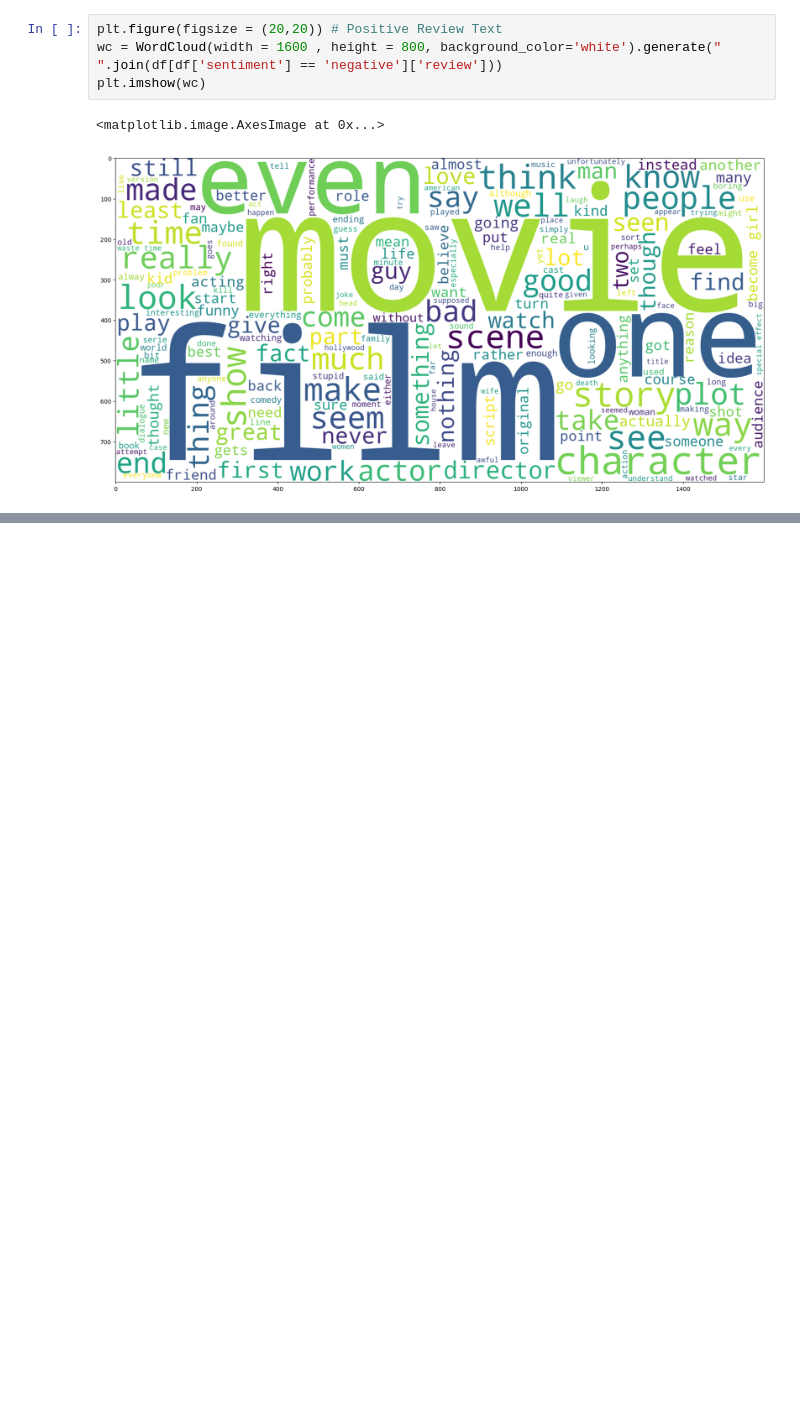
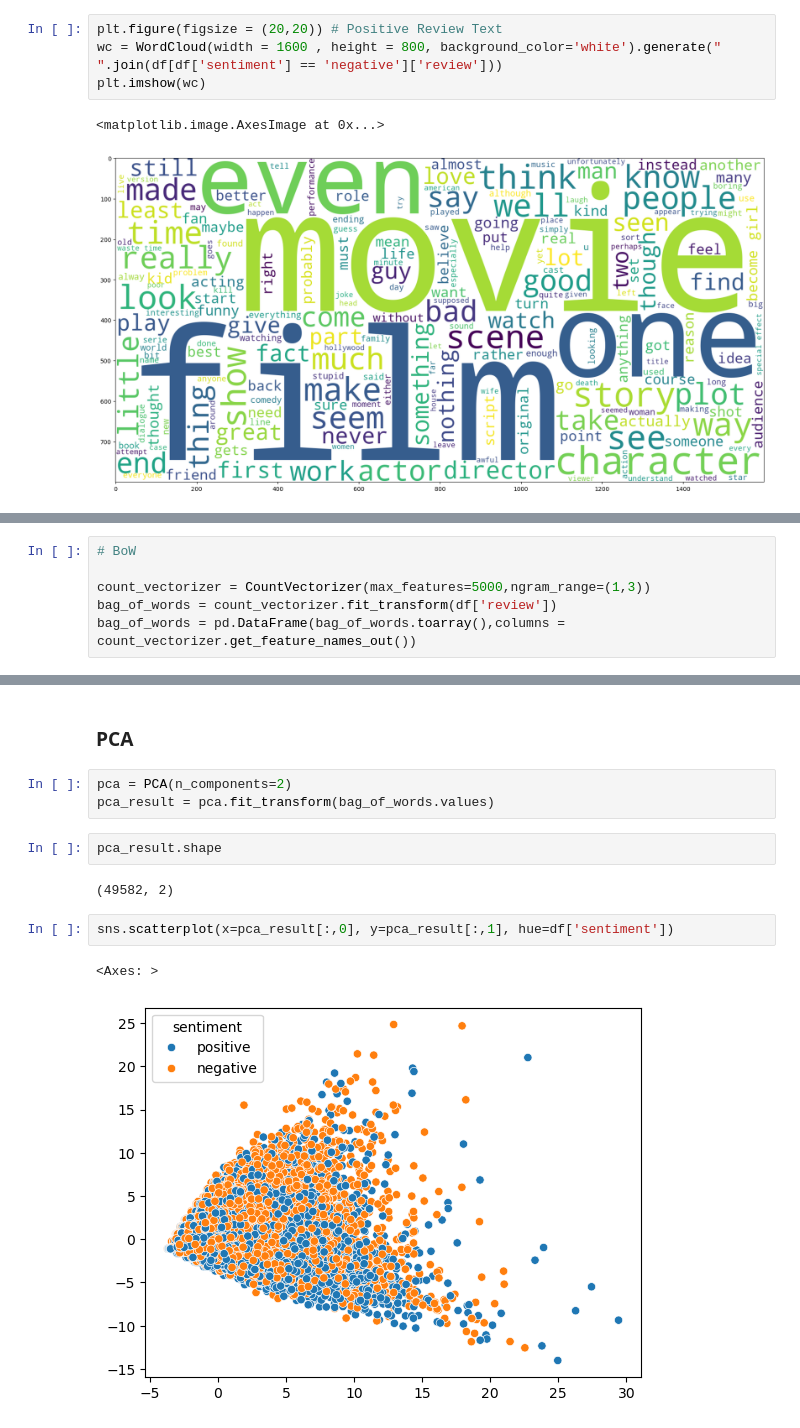
Before and after one commit to Apurba1903/IMDB_review_data_cleaning, a Jupyter notebook: analysis.ipynb, the cells around one changed output, grey strips where cells are left out. Saved outputs shown, nothing was run; the diff lists cells and outputs as text; blank space fills up the shorter version.

```diff
--- a/analysis.ipynb
+++ b/analysis.ipynb
@@ -424,0 +429,6 @@ plt.imshow(wc)
+# %%
+# BoW
+
+count_vectorizer = CountVectorizer(max_features=5000,ngram_range=(1,3))
+bag_of_words = count_vectorizer.fit_transform(df['review'])
+bag_of_words = pd.DataFrame(bag_of_words.toarray(),columns = count_vectorizer.get_feature_names_out())
@@ -424,0 +451,14 @@ plt.imshow(wc)
+# %% [markdown]
+### PCA
+# %%
+pca = PCA(n_components=2)
+pca_result = pca.fit_transform(bag_of_words.values)
+# %%
+pca_result.shape
+# %% [output]
+(49582, 2)
+# %%
+sns.scatterplot(x=pca_result[:,0], y=pca_result[:,1], hue=df['sentiment'])
+# %% [output]
+<Axes: >
+[figure, added]
```
Also changed, not shown: parts of 3 cells of this notebook.
